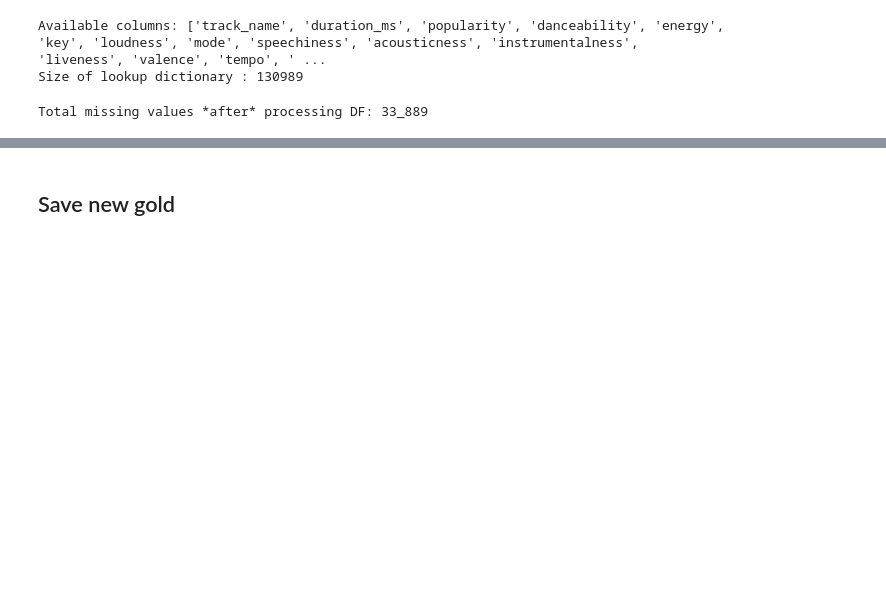
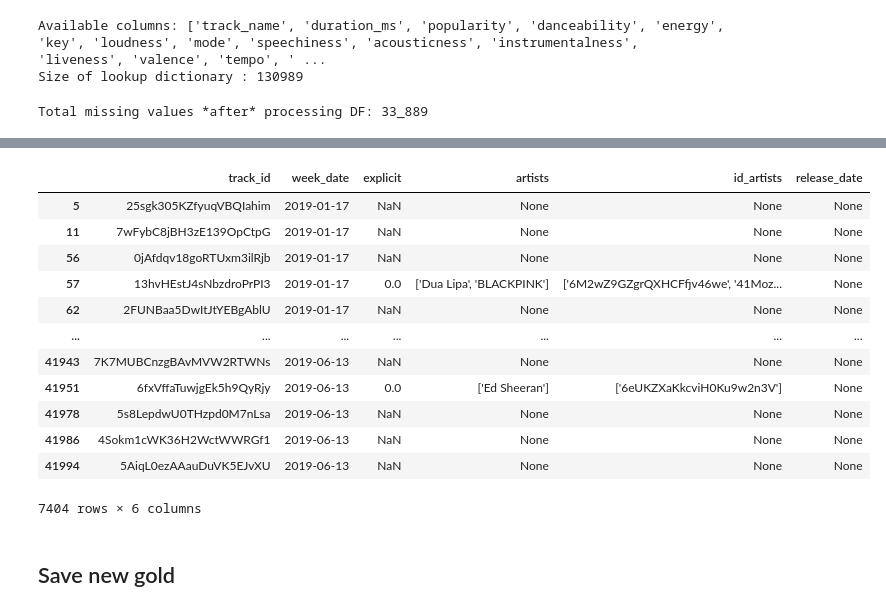
Before and after one commit to Ayabekhtiar/spotify_charts_project, a Jupyter notebook: data_cleaning.ipynb, the cells around one changed output, grey strips where cells are left out. Saved outputs shown, nothing was run; the diff lists cells and outputs as text; code cells hidden in the pictures; blank space fills up the shorter version.

```diff
--- a/data_cleaning.ipynb
+++ b/data_cleaning.ipynb
@@ -221,3 +286,21 @@ dtype: int64
+# %%
+# Get rows with NaN values in any column for songs_gold
+songs_gold_with_nan = songs_gold[songs_gold.isna().any(axis=1)][["track_id", "week_date", "explicit", "artists", "id_artists", "release_date"]]
+songs_gold_with_nan
+# %% [output]
+|  | track_id | week_date | explicit | artists | id_artists | release_date |
+| 5 | 25sgk305KZfyuqVBQIahim | 2019-01-17 | NaN | None | None | None |
+| 11 | 7wFybC8jBH3zE139OpCtpG | 2019-01-17 | NaN | None | None | None |
+| 56 | 0jAfdqv18goRTUxm3ilRjb | 2019-01-17 | NaN | None | None | None |
+| 57 | 13hvHEstJ4sNbzdroPrPI3 | 2019-01-17 | 0.0 | ['Dua Lipa', 'BLACKPINK'] | ['6M2wZ9GZgrQXHCFfjv46we', '41Moz... | None |
+| 62 | 2FUNBaa5DwItJtYEBgAblU | 2019-01-17 | NaN | None | None | None |
+| ... | ... | ... | ... | ... | ... | ... |
+| 41943 | 7K7MUBCnzgBAvMVW2RTWNs | 2019-06-13 | NaN | None | None | None |
+| 41951 | 6fxVffaTuwjgEk5h9QyRjy | 2019-06-13 | 0.0 | ['Ed Sheeran'] | ['6eUKZXaKkcviH0Ku9w2n3V'] | None |
+| 41978 | 5s8LepdwU0THzpd0M7nLsa | 2019-06-13 | NaN | None | None | None |
+| 41986 | 4Sokm1cWK36H2WctWWRGf1 | 2019-06-13 | NaN | None | None | None |
+| 41994 | 5AiqL0ezAAauDuVK5EJvXU | 2019-06-13 | NaN | None | None | None |
+7404 rows × 6 columns
 # %% [markdown]
 ## Save new gold
 # %%
```
Also changed, not shown: parts of 14 cells of this notebook, 3 other files.
